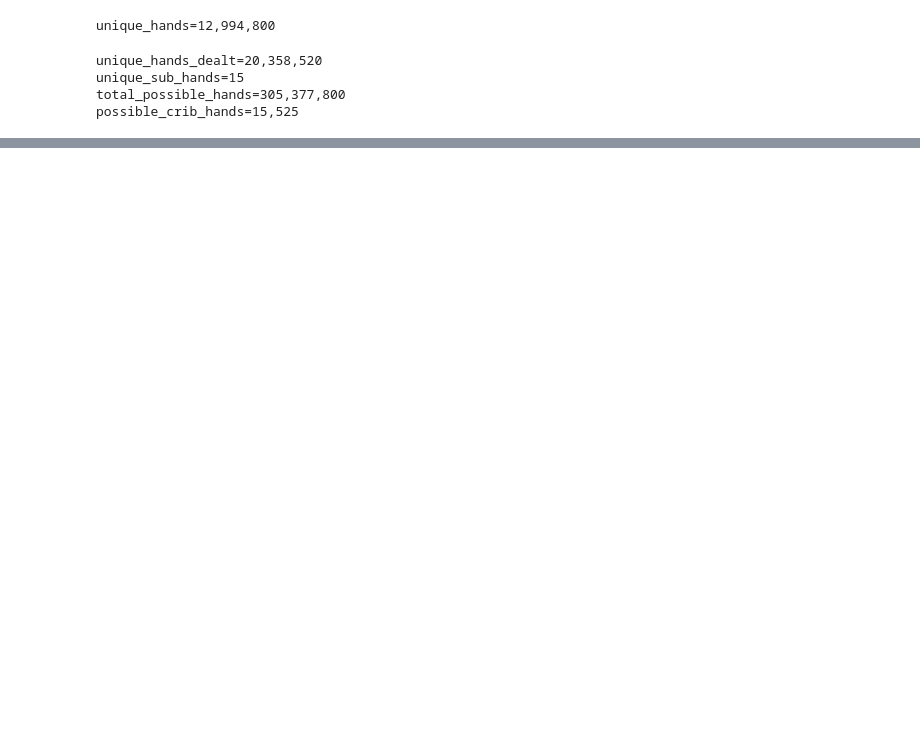
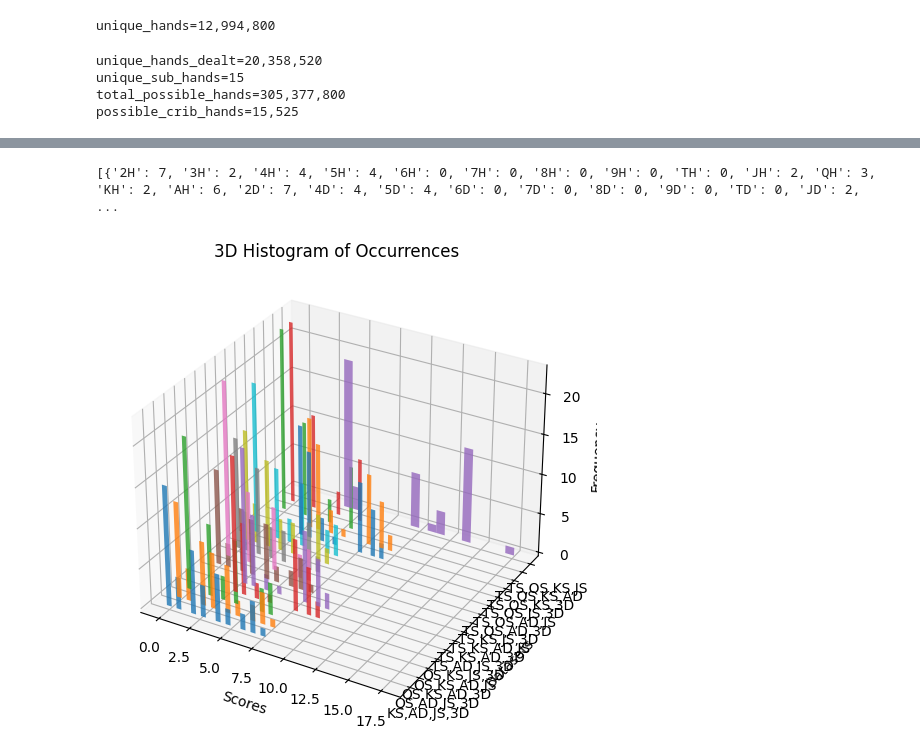
Before and after one commit to ianpaul10/cribbage-hand-statistics, a Jupyter notebook: crib.ipynb, the cells around one changed output, grey strips where cells are left out. Drawn from its saved outputs; the diff is of its cells as text; code cells hidden in the pictures; blank space fills up the shorter version.

```diff
--- a/crib.ipynb
+++ b/crib.ipynb
@@ -137,0 +202,63 @@ len(possible_complete_hands)=690
+# %%
+import matplotlib.pyplot as plt
+import numpy as np
+from mpl_toolkits.mplot3d import Axes3D
+
+# Sample data (replace with your actual datasets)
+# datasets = [
+#     {"Category1": 10, "Category2": 5, "Category3": 12, "Category4": 12, "Category5": 3},
+#     {"Category1": 8, "Category2": 6, "Category3": 7, "Category4": 11, "Category5": 4},
+#     {"Category1": 12, "Category2": 7, "Category3": 9, "Category4": 14, "Category5": 2},
+# ]
+
+datasets = df["points_by_cut"].tolist()
+print(datasets)
+
+# Create figure and 3D axes
+fig = plt.figure(figsize=(10, 6))
+ax = fig.add_subplot(111, projection="3d")
+
+# Number of bins for the histogram
+num_bins = 20
+
+# Initialize lists to store histograms and bin edges
+hists = []
+bins = []
+
+# Plot histograms for each dataset
+for i, data in enumerate(datasets):
+    scores = list(data.values())
+    hist, bin_edges = np.histogram(scores, bins=num_bins)
+    hists.append(hist)
+    bins.append(bin_edges)
+
+    # Set bar heights and positions along z-axis
+    zpos = i
+    dx = np.diff(bin_edges)[0]
+
+    # Plotting bars
+    ax.bar(
+        bins[i][:-1],
+        hists[i],
+        zs=zpos,
+        zdir="y",
+        alpha=0.8,
+        width=dx,
+        label=df["hand"][i],
+    )
+
+# Labeling axes and title
+ax.set_xlabel("Scores")
+ax.set_ylabel("Datasets")
+ax.set_zlabel("Frequency")
+ax.set_title("3D Histogram of Occurrences")
+
+# Setting ticks and labels
+ax.set_yticks(np.arange(len(datasets)))
+ax.set_yticklabels([df["hand"][i] for i in range(len(datasets))])
+
+
+plt.show()
+# %% [output]
+[{'2H': 7, '3H': 2, '4H': 4, '5H': 4, '6H': 0, '7H': 0, '8H': 0, '9H': 0, 'TH': 0, 'JH': 2, 'QH': 3, 'KH': 2, 'AH': 6, '2D': 7, '4D': 4, '5D': 4, '6D': 0, '7D': 0, '8D': 0, '9D': 0, 'TD': 0, 'JD': 2,  ...
+[figure, added]
```
Also changed, not shown: parts of 9 cells of this notebook.
